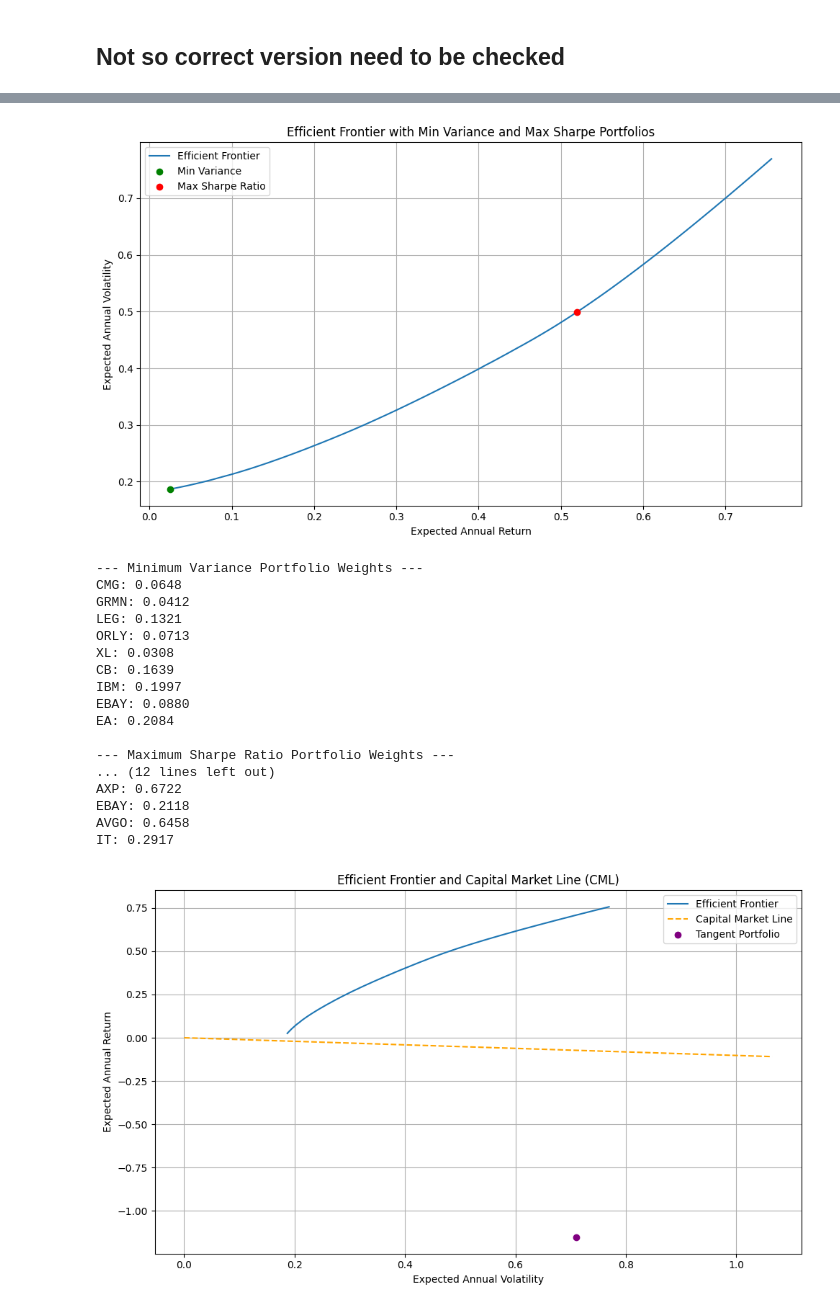
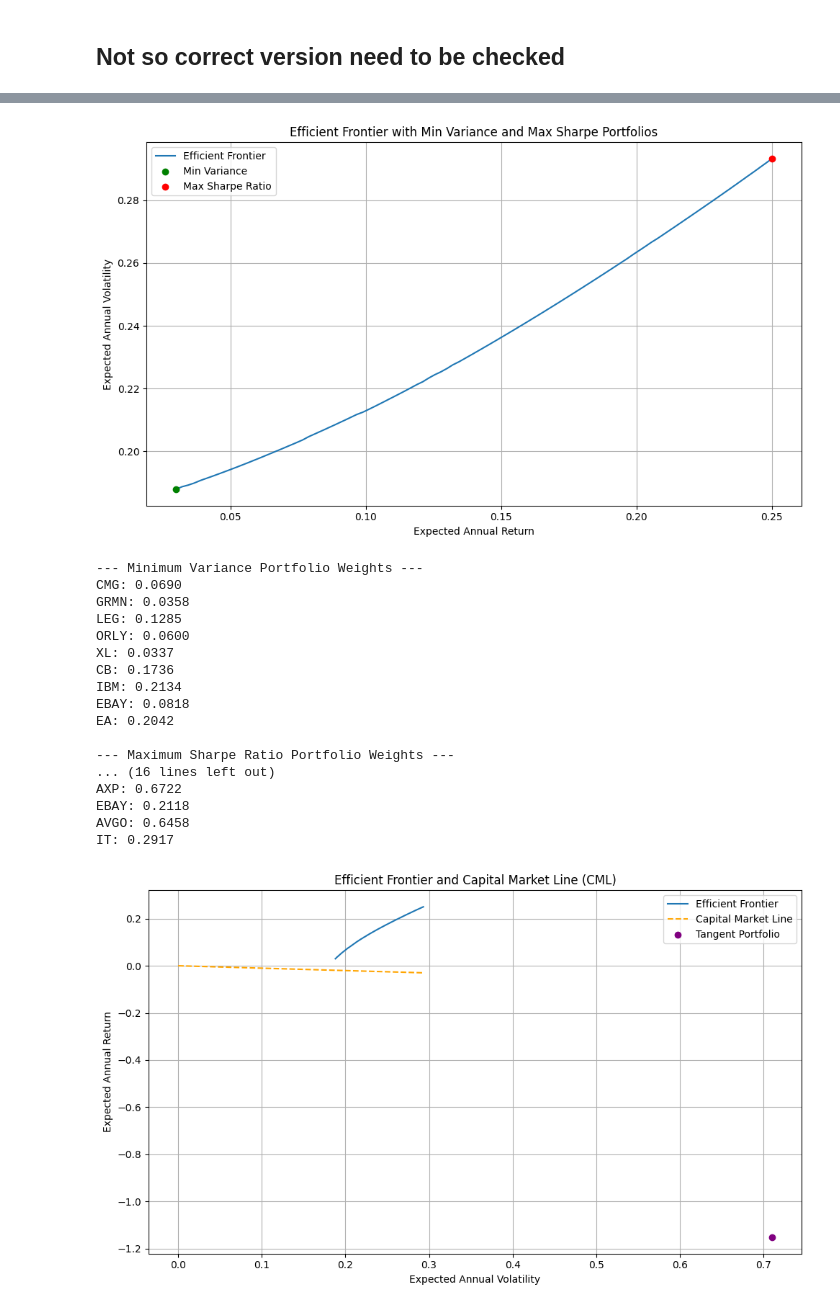
Before and after one commit to khalilvandian/portfolio_management, a Jupyter notebook: Optimal_Portfolio.ipynb, the cells around one changed output, grey strips where cells are left out. Drawn from its saved outputs; the diff is of its cells as text; code cells hidden in the pictures.

```diff
--- a/Optimal_Portfolio.ipynb
+++ b/Optimal_Portfolio.ipynb
@@ -1022,0 +1087,4 @@ Performance Metrics (Downside Risk Adjusted):
+# %%
+print("Final Portfolio Allocation (Equal Sector Allocation):")
+for _, row in final_portfolio.iterrows():
+    print(f"{row['Ticker']}: {row['Weight']:.4f}")
@@ -1115,6 +2766,7 @@ plt.show()
 
 # === STEP 8: Efficient Frontier and Sharpe Ratio Analysis ===
 returns_df = pd.concat(sector_returns.values(), axis=1).dropna()
+returns_df = returns_df.dropna(axis=1)  # Drop any column (stock) with remaining NaNs
 
 symbols = returns_df.columns
 mean_returns = returns_df.mean()
@@ -1126,10 +2778,15 @@ efficient_returns = []
 efficient_risks = []
 efficient_weights = []
 
-for target_return in np.linspace(0.0001, 0.003, 100):
+# Define target returns in annual terms and convert to daily
+annual_targets = np.linspace(0.03, 0.25, 100)  # From 3% to 25% expected annual return
+daily_targets = annual_targets / 252
+
+for target_return in daily_targets:
     def portfolio_stats(weights):
-        port_return = np.dot(weights, mean_returns)
-        port_volatility = np.sqrt(np.dot(weights.T, np.dot(cov_matrix, weights)))
+        port_return = weights @ mean_returns
+        port_volatility = np.sqrt(weights @ cov_matrix @ weights)
+
         return port_volatility
 
     constraints = (
@@ -1209,7 +2866,7 @@ plt.plot([v * np.sqrt(252) for v in efficient_risks],
          [r * 252 for r in efficient_returns], label='Efficient Frontier')
 
 # CML line from risk-free to tangency portfolio (positive x-axis only)
-x_vals = np.linspace(0, volatility_tg * np.sqrt(252) * 1.5, 100)
+x_vals = np.linspace(0, max(efficient_risks) * np.sqrt(252), 100)
 y_vals = rf + sharpe_tg * x_vals
 plt.plot(x_vals, y_vals, color='orange', linestyle='--', label='Capital Market Line')
 
@@ -1222,42 +2879,42 @@ plt.title('Efficient Frontier and Capital Market Line (CML)')
 plt.legend()
 plt.grid(True)
 plt.tight_layout()
 plt.show()
 # %% [output]
 Final Portfolio Allocation (Equal Sector Allocation):
    Ticker        Weight
 0      CB  2.431552e-01
 1    ORLY  1.291334e-01
 2     IBM  1.261496e-01
 3    GRMN  1.155412e-01
 4      EA  8.694362e-02
 5    EBAY  6.223687e-02
 6     CMG  5.898239e-02
 7      IT  5.800330e-02
 8     AXP  4.580423e-02
 9      MS  2.676775e-02
 10    LEG  2.572117e-02
 11    BAC  1.381512e-02
 12    MHK  3.955149e-03
 13     XL  3.791035e-03
 14   AVGO  1.102272e-18
 [figure]
-[figure, old version]
+[figure, new version]
 --- Minimum Variance Portfolio Weights ---
-CMG: 0.0648
-GRMN: 0.0412
-LEG: 0.1321
-ORLY: 0.0713
-XL: 0.0308
-CB: 0.1639
-IBM: 0.1997
-EBAY: 0.0880
-EA: 0.2084
+CMG: 0.0690
+GRMN: 0.0358
+LEG: 0.1285
+ORLY: 0.0600
+XL: 0.0337
+CB: 0.1736
+IBM: 0.2134
+EBAY: 0.0818
+EA: 0.2042
 
 --- Maximum Sharpe Ratio Portfolio Weights ---
-... (12 lines left out)
+... (16 lines left out)
 AXP: 0.6722
 EBAY: 0.2118
 AVGO: 0.6458
 IT: 0.2917
-[figure, old version]
+[figure, new version]
```
Also changed, not shown: parts of 9 cells of this notebook.
